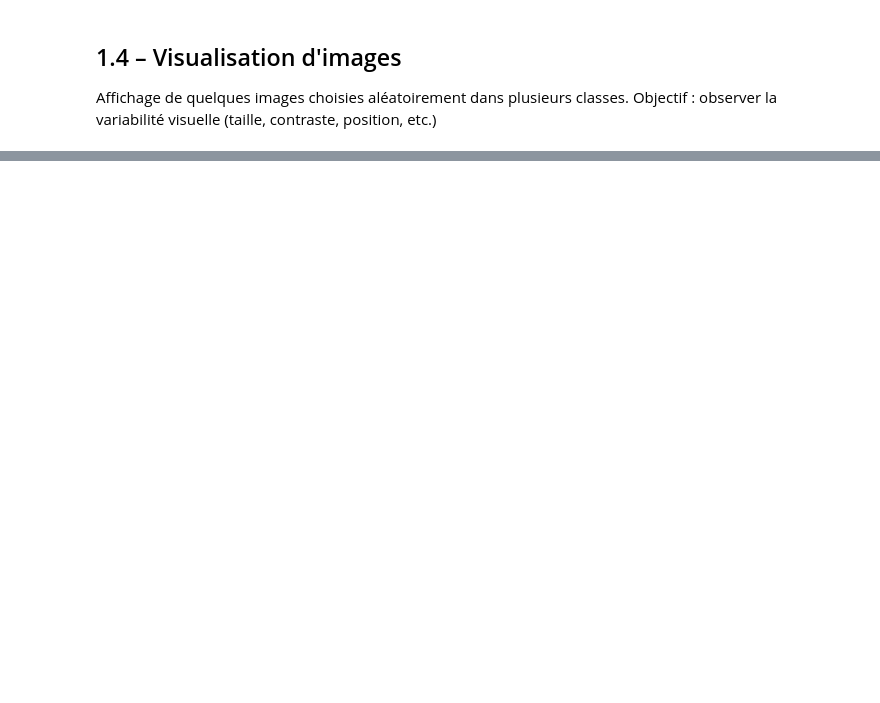
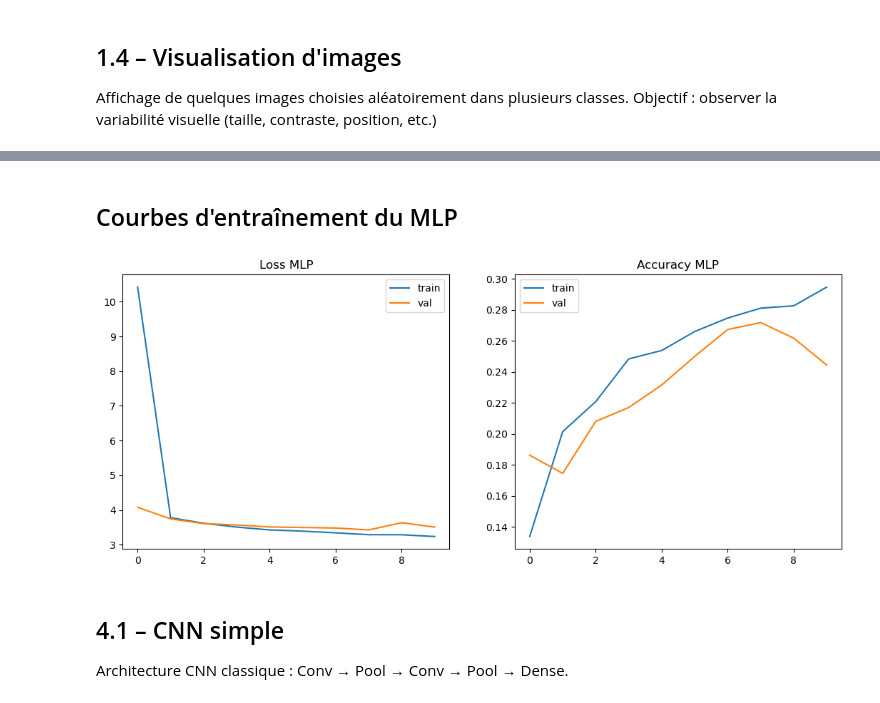
Before and after one commit to thocle03/exam_deep-learning, a Jupyter notebook: Thomas-main.ipynb, the cells around one changed output, grey strips where cells are left out. Drawn from its saved outputs; the diff is of its cells as text; code cells hidden in the pictures; blank space fills up the shorter version.

```diff
--- a/Thomas-main.ipynb
+++ b/Thomas-main.ipynb
@@ -51,0 +114,2 @@ NameError: name 'plt' is not defined
+# %%
+IMG_SIZE = 128
@@ -51,0 +120,7 @@ NameError: name 'plt' is not defined
+# %%
+from tensorflow.keras.preprocessing.image import ImageDataGenerator
+
+datagen = ImageDataGenerator(
+    rescale=1./255,
+    validation_split=0.2
+)
@@ -51,0 +154,14 @@ NameError: name 'plt' is not defined
+# %%
+from tensorflow.keras import models, layers
+
+model_mlp = models.Sequential([
+    layers.Flatten(input_shape=(IMG_SIZE, IMG_SIZE, 3)),
+    layers.Dense(512, activation='relu'),
+    layers.Dense(len(classes), activation='softmax')
+])
+
+model_mlp.compile(optimizer='adam',
+                  loss='categorical_crossentropy',
+                  metrics=['accuracy'])
+
+model_mlp.summary()
@@ -51,0 +184,6 @@ NameError: name 'plt' is not defined
+# %%
+history_mlp = model_mlp.fit(
+    train_gen,
+    validation_data=val_gen,
+    epochs=10
+)
@@ -51,0 +211,23 @@ NameError: name 'plt' is not defined
+# %% [markdown]
+## Courbes d'entraînement du MLP
+# %%
+plt.figure(figsize=(13,5))
+plt.subplot(1,2,1)
+plt.plot(history_mlp.history['loss'], label="train")
+plt.plot(history_mlp.history['val_loss'], label="val")
+plt.legend()
+plt.title("Loss MLP")
+
+plt.subplot(1,2,2)
+plt.plot(history_mlp.history['accuracy'], label="train")
+plt.plot(history_mlp.history['val_accuracy'], label="val")
+plt.legend()
+plt.title("Accuracy MLP")
+
+plt.show()
+# %% [output]
+[figure, added]
+# %% [markdown]
+## 4.1 – CNN simple
+
+Architecture CNN classique : Conv → Pool → Conv → Pool → Dense.
```
Also changed, not shown: parts of 20 cells of this notebook.
